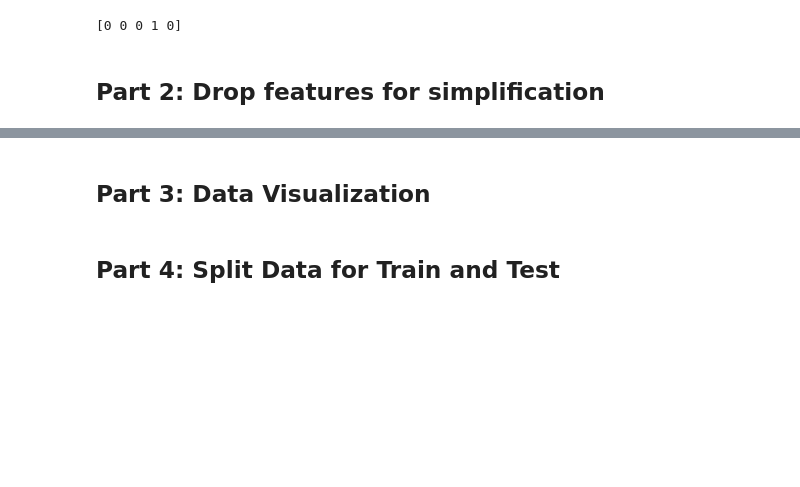
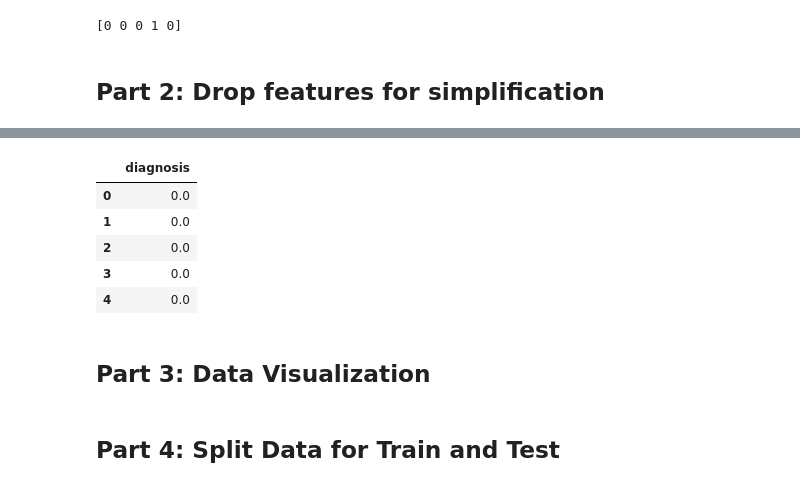
Before and after one commit to sanggusti/EL4233_DSKC, a Jupyter notebook: Breast Cancer.ipynb, the cells around one changed output, grey strips where cells are left out. Saved outputs shown, nothing was run; the diff lists cells and outputs as text; code cells hidden in the pictures; blank space fills up the shorter version.

```diff
--- a/Breast Cancer.ipynb
+++ b/Breast Cancer.ipynb
@@ -199,5 +230,13 @@ df_drop = df_drop.drop(['mean fractal dimension', 'fractal dimension error', 'wo
 # %%
 # To Do: Create data test
-...
+df_drop_train = pd.DataFrame(df_drop['diagnosis'])
+df_drop_train.head()
+# %% [output]
+|  | diagnosis |
+| 0 | 0.0 |
+| 1 | 0.0 |
+| 2 | 0.0 |
+| 3 | 0.0 |
+| 4 | 0.0 |
 # %%
 # To Do: Create new object for training
```
Also changed, not shown: parts of 6 cells of this notebook, 1 other file.
